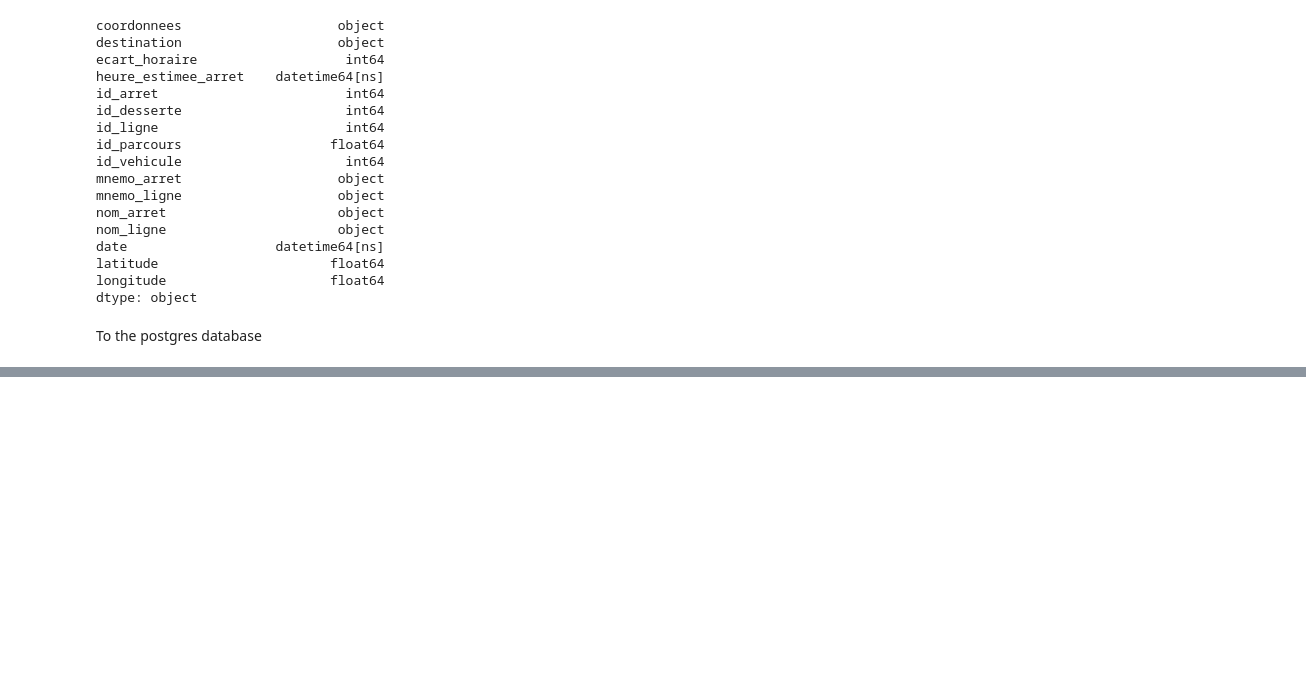
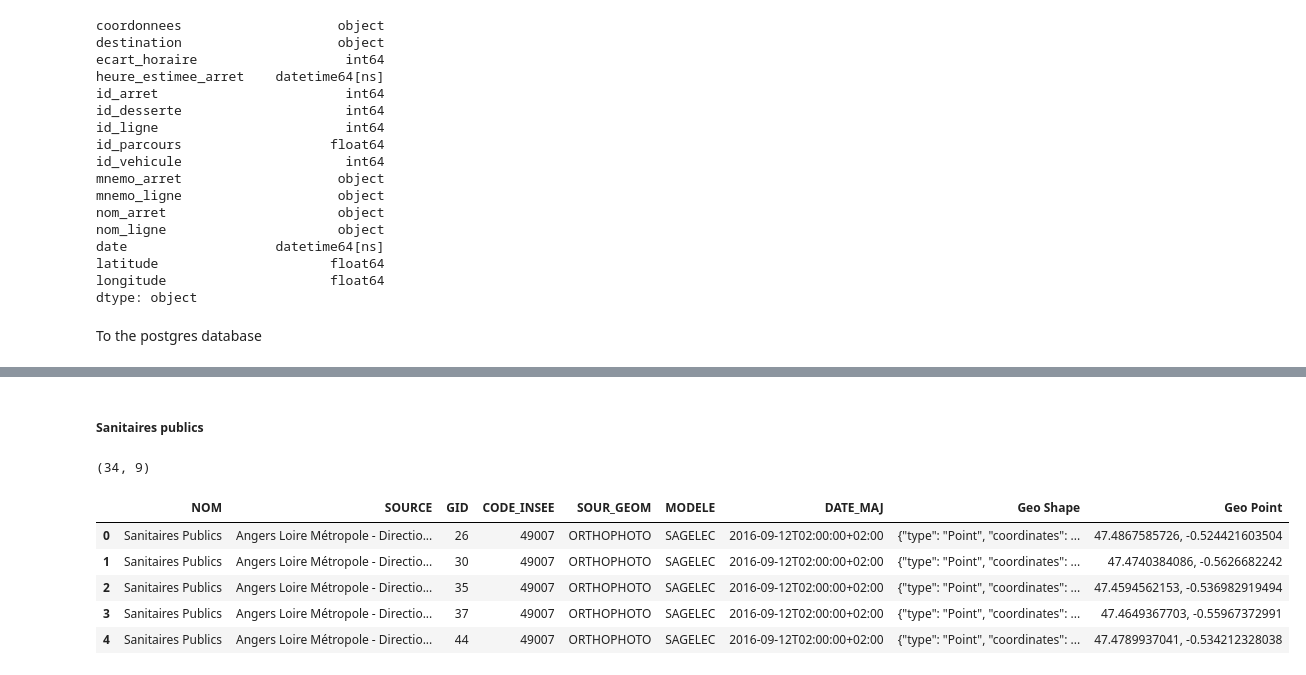
Before and after one commit to ST7oo/angers, a Jupyter notebook: bus_parking.ipynb, the cells around one changed output, grey strips where cells are left out. Cells and saved outputs as stored; diff of their text form; code cells hidden in the pictures; blank space fills up the shorter version.

```diff
--- a/bus_parking.ipynb
+++ b/bus_parking.ipynb
@@ -276,0 +525,14 @@ bus.to_sql('bus', engine, index=False, if_exists='replace')
+# %% [markdown]
+##### Sanitaires publics
+# %%
+sanitaires_csv = pd.read_csv('data/sanitaires-publics.csv', sep=';')
+print(sanitaires_csv.shape)
+sanitaires_csv.head()
+# %% [output]
+(34, 9)
+|  | NOM | SOURCE | GID | CODE_INSEE | SOUR_GEOM | MODELE | DATE_MAJ | Geo Shape | Geo Point |
+| 0 | Sanitaires Publics | Angers Loire Métropole - Directio... | 26 | 49007 | ORTHOPHOTO | SAGELEC | 2016-09-12T02:00:00+02:00 | {"type": "Point", "coordinates": ... | 47.4867585726, -0.524421603504 |
+| 1 | Sanitaires Publics | Angers Loire Métropole - Directio... | 30 | 49007 | ORTHOPHOTO | SAGELEC | 2016-09-12T02:00:00+02:00 | {"type": "Point", "coordinates": ... | 47.4740384086, -0.5626682242 |
+| 2 | Sanitaires Publics | Angers Loire Métropole - Directio... | 35 | 49007 | ORTHOPHOTO | SAGELEC | 2016-09-12T02:00:00+02:00 | {"type": "Point", "coordinates": ... | 47.4594562153, -0.536982919494 |
+| 3 | Sanitaires Publics | Angers Loire Métropole - Directio... | 37 | 49007 | ORTHOPHOTO | SAGELEC | 2016-09-12T02:00:00+02:00 | {"type": "Point", "coordinates": ... | 47.4649367703, -0.55967372991 |
+| 4 | Sanitaires Publics | Angers Loire Métropole - Directio... | 44 | 49007 | ORTHOPHOTO | SAGELEC | 2016-09-12T02:00:00+02:00 | {"type": "Point", "coordinates": ... | 47.4789937041, -0.534212328038 |
```
Also changed, not shown: parts of 45 cells of this notebook, 9 other files.
